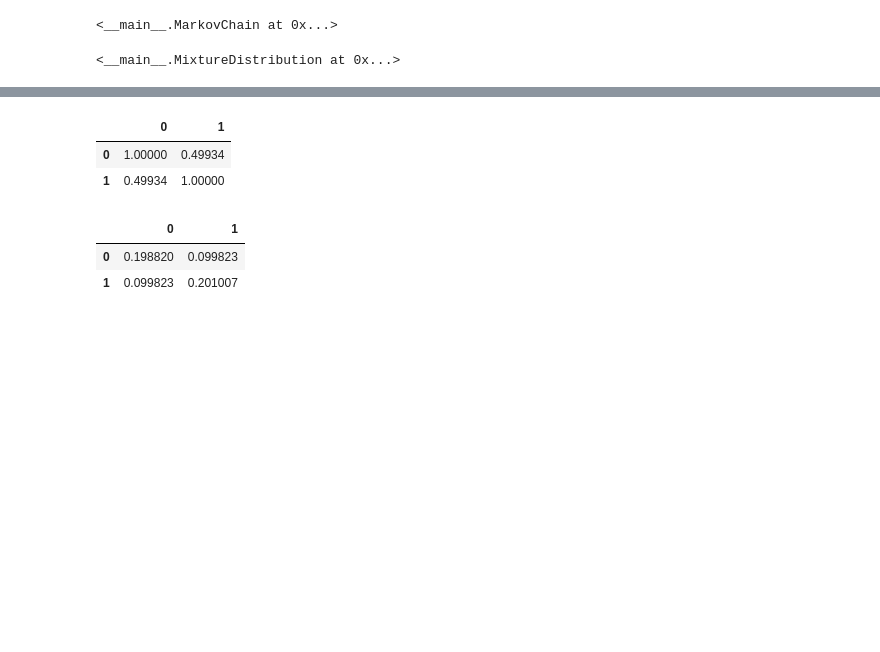
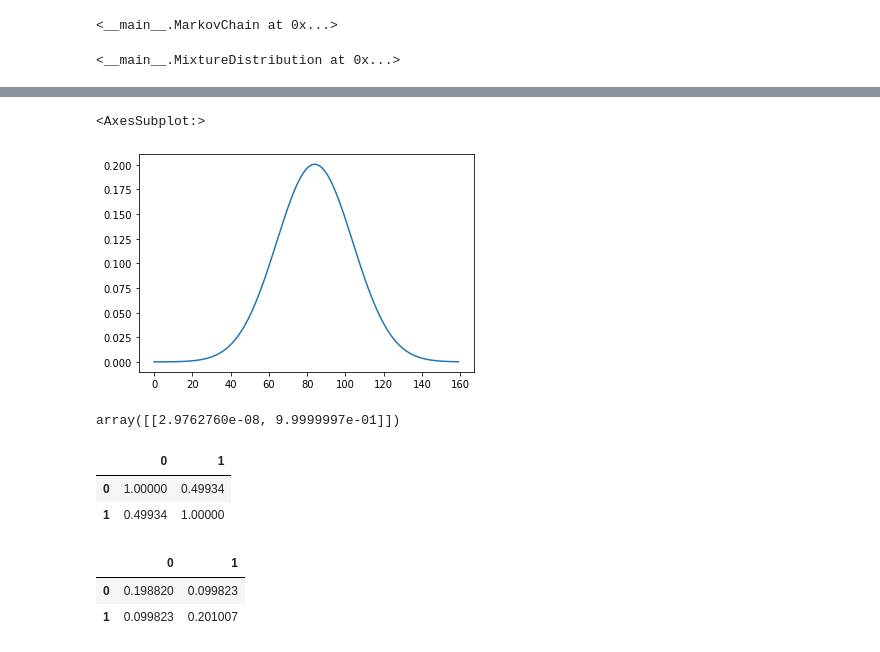
Before and after one commit to felixbrunner/hmm-real-vol, a Jupyter notebook: notebooks/Untitled.ipynb, the cells around one changed output, grey strips where cells are left out. Drawn from its saved outputs; the diff is of its cells as text; code cells hidden in the pictures; blank space fills up the shorter version.

```diff
--- a/notebooks/Untitled.ipynb
+++ b/notebooks/Untitled.ipynb
@@ -1088,8 +1088,8 @@ class NormalModel(BaseModel, NormalDistribution):
         variance = np.average(errors, weights=weights)
 
         # update
-        self.mu = mean
-        self.sigma = np.sqrt(variance)
+        self.mu = float(mean)
+        self.sigma = float(np.sqrt(variance))
 
 
 class MixtureModel(BaseModel, MixtureDistribution):
@@ -1165,11 +1165,16 @@ class HiddenMarkovModel(MixtureModel, MarkovChain):
 
 
 
-    def fit(self, Y, method):
+    def fit(self, Y, method='baumwelch', max_iter=100, threshold=1e-6):
 
         '''
-        EDIT
+        Fits the model to a sample of data.
         '''
+
+        if method == 'baumwelch':
+            self = self._estimate_baum_welch(Y, max_iter=max_iter, threshold=threshold, return_fit=False)
+        else:
+            raise NotImplementedError('fitting algorithm not implemented')
 
         self.is_fitted = True
 
@@ -1206,7 +1211,7 @@ class HiddenMarkovModel(MixtureModel, MarkovChain):
             converged = False
             warnings.warn('maximum number of iterations reached')
 
-        self._update_attributes(A_, models_, pi_)
+        self._update_attributes(A_, models_, Alpha)
 
         if return_fit:
             fit = {'converged': converged,
@@ -1421,7 +1426,7 @@ class HiddenMarkovModel(MixtureModel, MarkovChain):
         return Gamma[0].reshape(1, -1)
 
 
-    def _update_attributes(self, A_, models_, pi_):
+    def _update_attributes(self, A_, models_, Alpha):
 
         '''
         Updates the HMM attributes in place.
@@ -1599,3 +1608,7 @@ hmm.markov_chain
 hmm.distribution
 # %% [output]
 <__main__.MixtureDistribution at 0x...>
+# %%
+Y = sp.stats.norm(0.5,2).rvs(1000)
+hmm.fit(Y)
+hmm.transition_matrix
@@ -1611,3 +1641,12 @@ AssertionError: mu needs to be numeric
+# %%
+pd.Series(hmm.distribution.pdf(np.arange(-8,8,0.1))).plot()
+# %% [output]
+<AxesSubplot:>
+[figure, added]
+# %%
+hmm.iterate(1)
+# %% [output]
+array([[2.9762760e-08, 9.9999997e-01]])
 # %%
 sample_1 = pd.DataFrame(sp.stats.multivariate_normal(mean=[1.1, 1.1], cov=[[0.2, 0.1],[0.1, 0.2]]).rvs(10000))
 # %%
```
Also changed, not shown: parts of 3 cells of this notebook, 1 other file.
